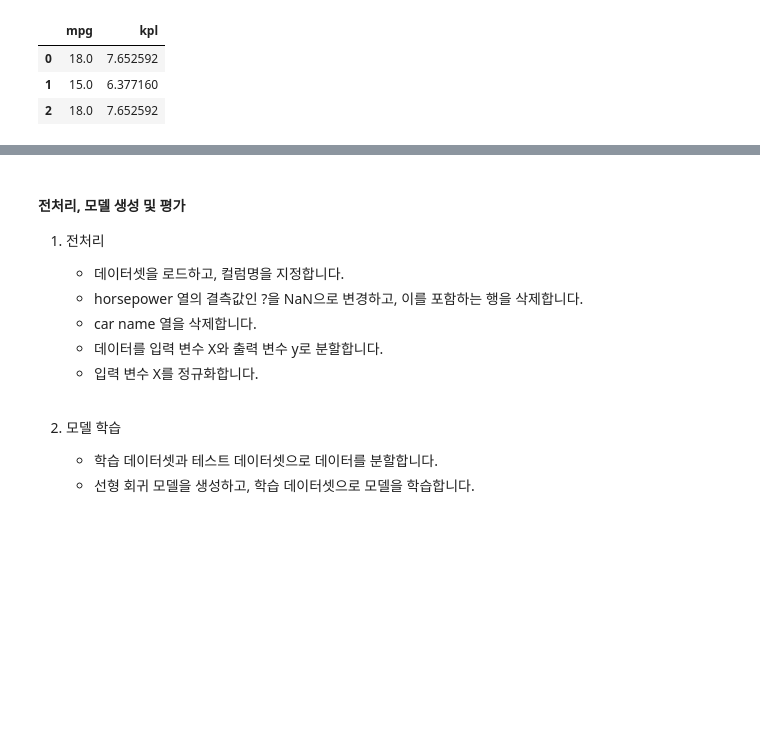
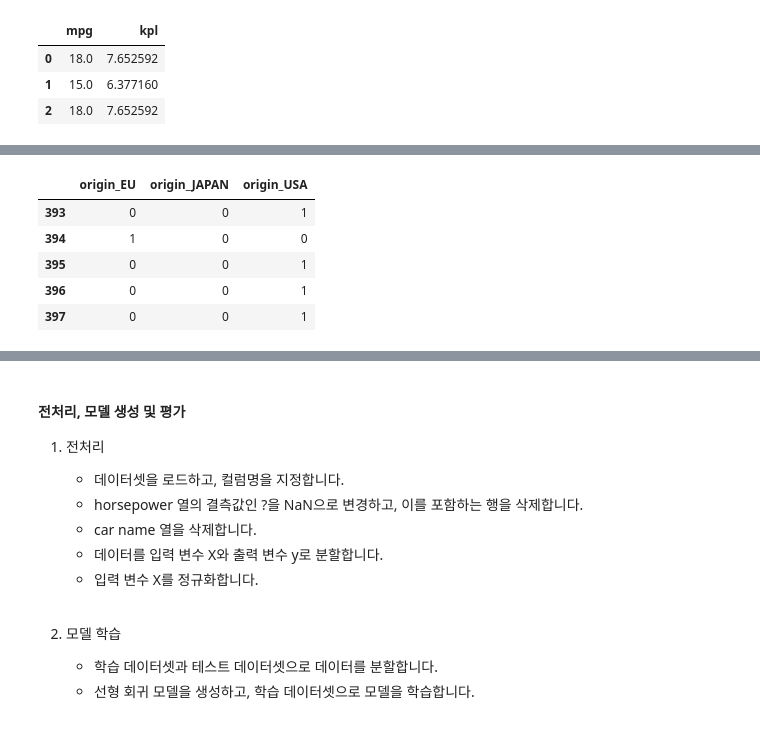
Before and after one commit to ilm52626/HKMD1_Complementary, a Jupyter notebook: m2_분석라이브러리/pandas/pandas_전처리_guide.ipynb, the cells around one changed output, grey strips where cells are left out. Cells and saved outputs as stored; diff of their text form; code cells hidden in the pictures; blank space fills up the shorter version.

```diff
--- a/m2_분석라이브러리/pandas/pandas_전처리_guide.ipynb
+++ b/m2_분석라이브러리/pandas/pandas_전처리_guide.ipynb
@@ -432,0 +513,11 @@ auto_df[['mpg','kpl']].head(3)
+# %%
+auto_df = pd.read_pickle('auto_df.pkl')
+auto_df = pd.get_dummies(auto_df, columns=['origin'])
+auto_df[['origin_EU','origin_JAPAN','origin_USA']].tail(5)
+# %% [output]
+|  | origin_EU | origin_JAPAN | origin_USA |
+| 393 | 0 | 0 | 1 |
+| 394 | 1 | 0 | 0 |
+| 395 | 0 | 0 | 1 |
+| 396 | 0 | 0 | 1 |
+| 397 | 0 | 0 | 1 |
```
Also changed, not shown: parts of 23 cells of this notebook.
